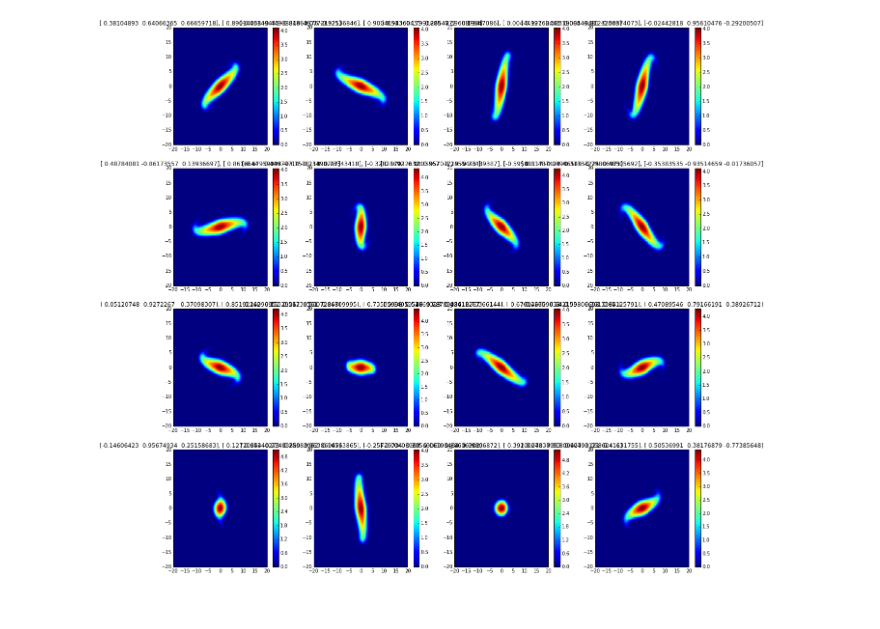
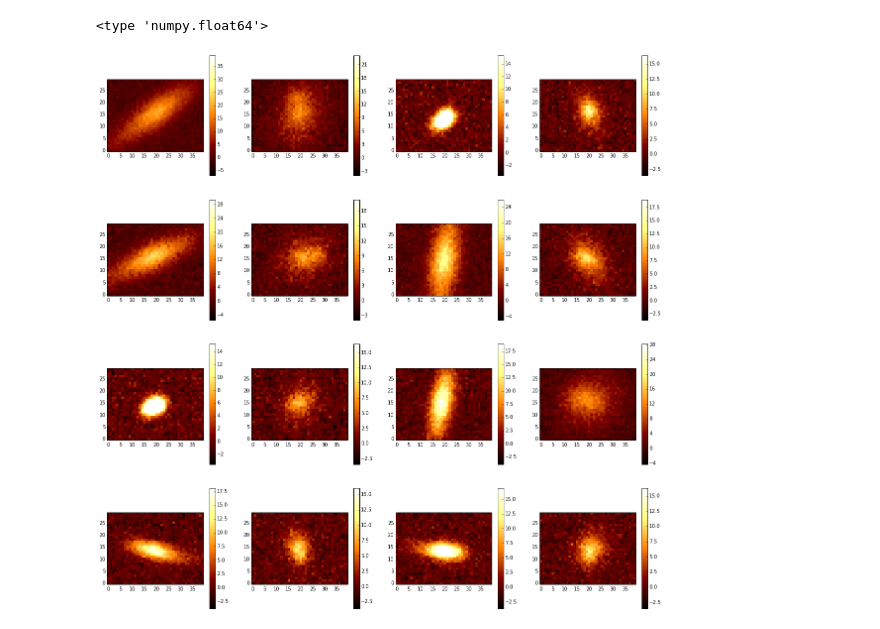
Before and after one commit to davidwhogg/DeprojectAllGalaxies, a Jupyter notebook: astrohack_projections.ipynb, the cells around one changed output. Saved outputs shown, nothing was run; the diff lists cells and outputs as text; code cells hidden in the pictures.

```diff
--- a/astrohack_projections.ipynb
+++ b/astrohack_projections.ipynb
@@ -54,44 +71,69 @@ plt.title("y, z projection")
 # %%
 import astrohack_projections
 reload(astrohack_projections)
+import numpy as np
 
 matplotlib.rcParams['figure.figsize'] = 20, 20
 
 # build a kind of galaxy and project it onto x,y,z
-gal_model_A = astrohack_projections.galaxy_model_3d()
+gal_model_B = astrohack_projections.galaxy_model_3d()
 
-running_y_vec = numpy.arange(-10, 10, 0.1)
-running_x_vec = 10 * numpy.sin(running_y_vec/3.0)
-running_cov_vec = (11 - numpy.abs(running_y_vec))/11.0
-running_alpha_vec = numpy.exp(11 - numpy.abs(running_y_vec))
+scale = 4.
+gal_model_B.add_gaussian(10.0, numpy.array((0.0, 0.0, 0.0)), numpy.array((1., 0, 0, 0, 2., 0, 0, 0, 3.)).reshape((3, 3)) * scale)
+gal_model_B.add_gaussian(1.0, numpy.array((0.0, 0.0, 0.0)), numpy.eye(3) * 0.25 * scale)
+gal_model_B.add_gaussian(1.0, numpy.array((0.0, 2.0, 2.0)), numpy.eye(3) * 0.25 * scale)
+print type(gal_model_A.get_total_mass())
 
-for i in xrange(len(running_y_vec)):
-    gal_model_A.add_gaussian(float(running_alpha_vec[i]),
-                           numpy.array((running_x_vec[i], running_y_vec[i], 0)),
-                           numpy.eye(3) * running_cov_vec[i])
-gal_model_A = gal_model_A * 0.001
+gal_model_B = gal_model_B * (gal_model_A.get_total_mass() / gal_model_B.get_total_mass())
 
 # now do the projection
 xs = numpy.arange(-20, 20, 0.2)
 ys = numpy.arange(-20, 20, 0.2)
-X, Y = numpy.meshgrid(xs, ys)
+Y, X = numpy.meshgrid(ys, xs)
 
 # plot the same galaxy but with different rotation values
 x_angles = numpy.array((0.0, 30.0, 60.0, 90.0))
 y_angles = numpy.array((0.0, 30.0, 60.0, 90.0))
 
+kwargs = {"interpolation": "nearest",
+          "cmap": "afmhot",
+          "origin": "lower"}
+psf = astrohack_projections.mixture_of_gaussians(2)
+psf.add_gaussian(1., np.array([0., 0.]), np.eye(2)*1.)
+
+numpy.random.seed(42)
+images = []
+metadata = []
 for i, x_angle in enumerate(x_angles):
     for j, y_angle in enumerate(y_angles):
 
-#        r = astrohack_projections.rotation_3d()
-#        xi_hat = r.rotate_vector(float(x_angle), float(y_angle), 0.0, numpy.array((1, 0, 0)))
-#        eta_hat = r.rotate_vector(float(x_angle), float(y_angle), 0.0, numpy.array((0, 1, 0)))
         xi_hat, eta_hat = astrohack_projections.choose_random_projection()
-        densities = gal_model_A.render_2d_image(xi_hat, eta_hat, xs, ys)
+        intensity = 1.
+        scale = 0.25 * np.exp(np.random.uniform())
+        xshift = np.random.uniform(13., 16.)
+        yshift = np.random.uniform(18., 21.)
+
+        image = astrohack_projections.image_model()
+        image.set_shape((30, 40))
+        if j % 2 == 0:
+            gal = gal_model_A
+        else:
+            gal = gal_model_B
+        image.set_psf(psf)
+        image.add_galaxy(gal, xi_hat, eta_hat, intensity, scale, xshift, yshift)
+        image.set_ivar(np.ones(image.get_shape()))
+        image.add_random_noise()
+
+        a, mid = np.percentile(image.get_data(), [25., 50.])
+        ran = mid - a
+        vmin = mid - 5. * ran
+        vmax = mid + 20. * ran
 
         plt.subplot(len(x_angles), len(y_angles), 4*i + j + 1)
-        plt.pcolormesh(X, Y, numpy.log1p(densities))
+        plt.imshow(image.get_data(), vmin=vmin, vmax=vmax, **kwargs)
+        images.append(image)
+        metadata.append((scale, xi_hat, eta_hat, xshift, yshift))
         plt.colorbar()
-        plt.title("%s, %s" % (str(xi_hat), str(eta_hat)))
 # %% [output]
+<type 'numpy.float64'>
-[figure, old version]
+[figure, new version]
```
Also changed, not shown: parts of 8 cells of this notebook, 1 other file.
